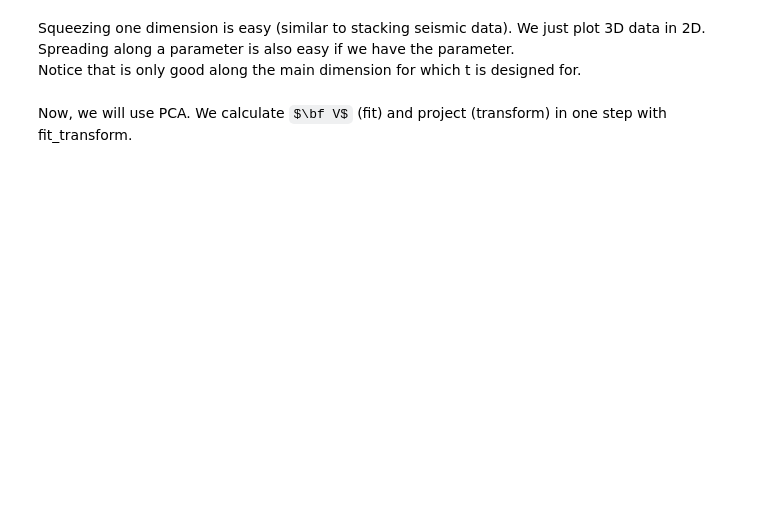
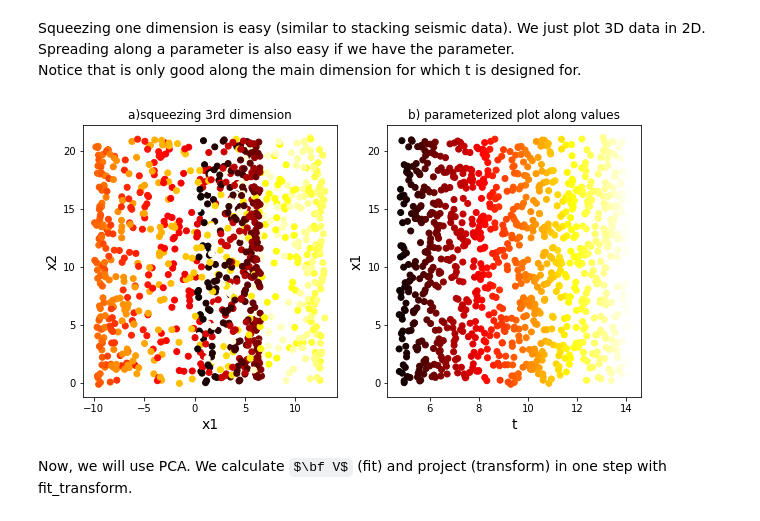
Before and after one commit to dtrad/geoml_course, a Jupyter notebook: Practice15DimRed.ipynb, the cells around one changed output. Saved outputs shown, nothing was run; the diff lists cells and outputs as text; code cells hidden in the pictures; some formulas as TeX source; blank space fills up the shorter version.

```diff
--- a/Practice15DimRed.ipynb
+++ b/Practice15DimRed.ipynb
@@ -254,12 +322,18 @@ Notice that is only good along the main dimension for which t is designed for.
 # %%
 fig = plt.figure(figsize=(10,5))
 plt.subplot(121)
 plt.scatter(X[:,0],X[:,1],c=t, cmap=plt.cm.hot);
 plt.title("a)squeezing 3rd dimension")
+plt.xlabel('x1',fontsize='14')
+plt.ylabel('x2',fontsize='14')
 plt.subplot(122)
 plt.scatter(t,X[:,1],c=t, cmap=plt.cm.hot);
 plt.title("b) parameterized plot along values")
+plt.xlabel('t',fontsize='14')
+plt.ylabel('x1',fontsize='14')
 plt.show()
+# %% [output]
+[figure, added]
 # %% [markdown]
 Now, we will use PCA. We calculate $\bf V$ (fit) and project (transform) in one step with fit_transform.
 # %%
```
Also changed, not shown: parts of 41 cells of this notebook.
